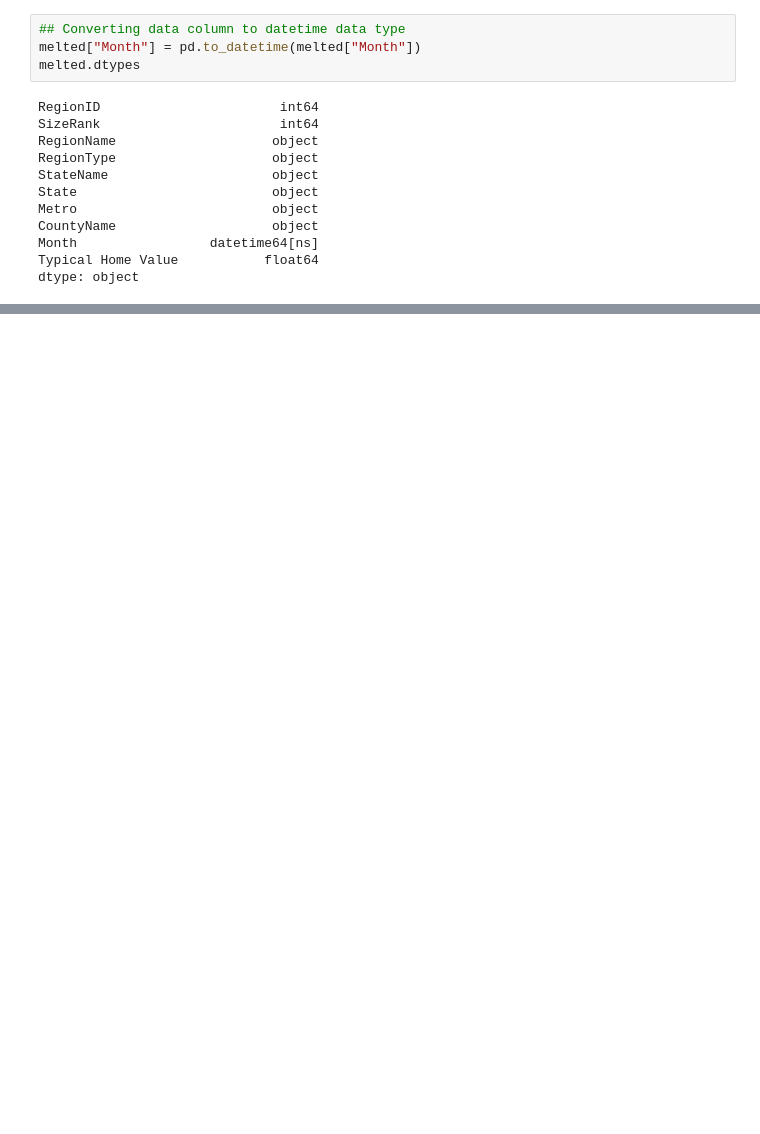
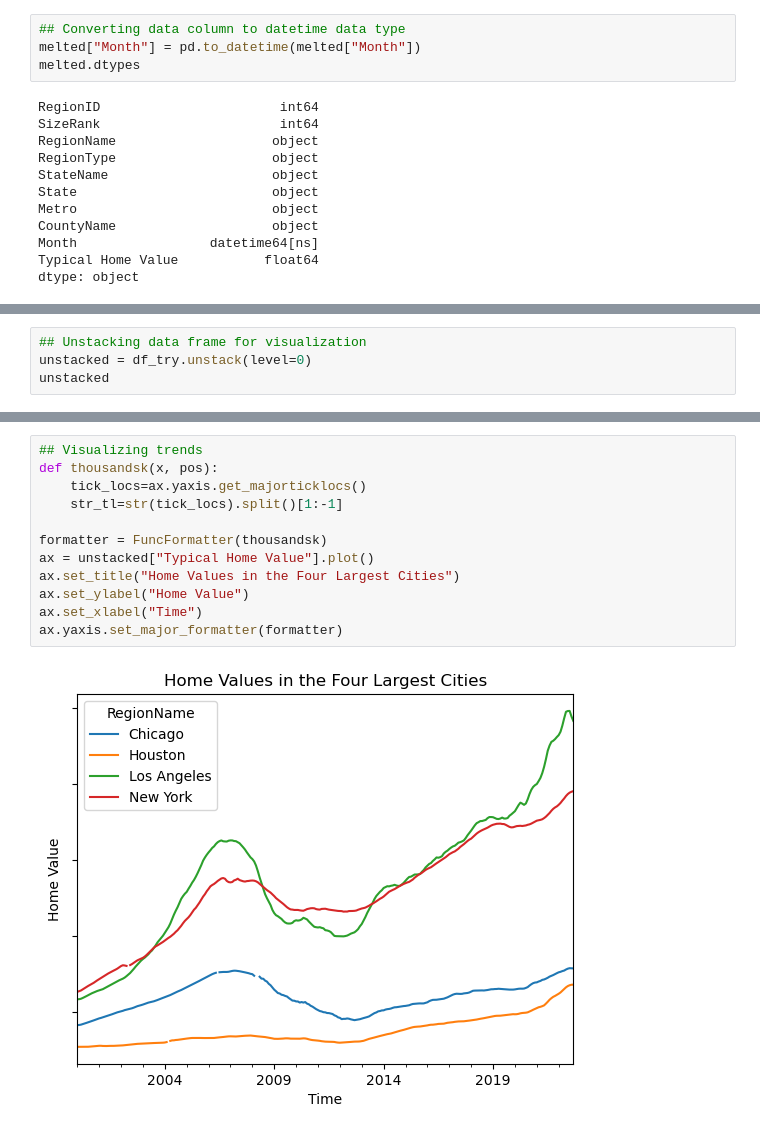
Before and after one commit to JosephHobbs9292/Preparing-Time-Series-from-Wide-Form-Data, a Jupyter notebook: Preparing Time Series from Wide-Form Data.ipynb, the cells around one changed output, grey strips where cells are left out. Saved outputs shown, nothing was run; the diff lists cells and outputs as text; blank space fills up the shorter version.

```diff
--- a/Preparing Time Series from Wide-Form Data.ipynb
+++ b/Preparing Time Series from Wide-Form Data.ipynb
@@ -115,0 +119,4 @@ MultiIndex([('Chicago', '2000-01-31'),
+# %%
+## Unstacking data frame for visualization
+unstacked = df_try.unstack(level=0)
+unstacked
@@ -115,0 +139,14 @@ MultiIndex([('Chicago', '2000-01-31'),
+# %%
+## Visualizing trends
+def thousandsk(x, pos):
+    tick_locs=ax.yaxis.get_majorticklocs()
+    str_tl=str(tick_locs).split()[1:-1]
+
+formatter = FuncFormatter(thousandsk)
+ax = unstacked["Typical Home Value"].plot()
+ax.set_title("Home Values in the Four Largest Cities")
+ax.set_ylabel("Home Value")
+ax.set_xlabel("Time")
+ax.yaxis.set_major_formatter(formatter)
+# %% [output]
+[figure, added]
```
Also changed, not shown: parts of 13 cells of this notebook.
